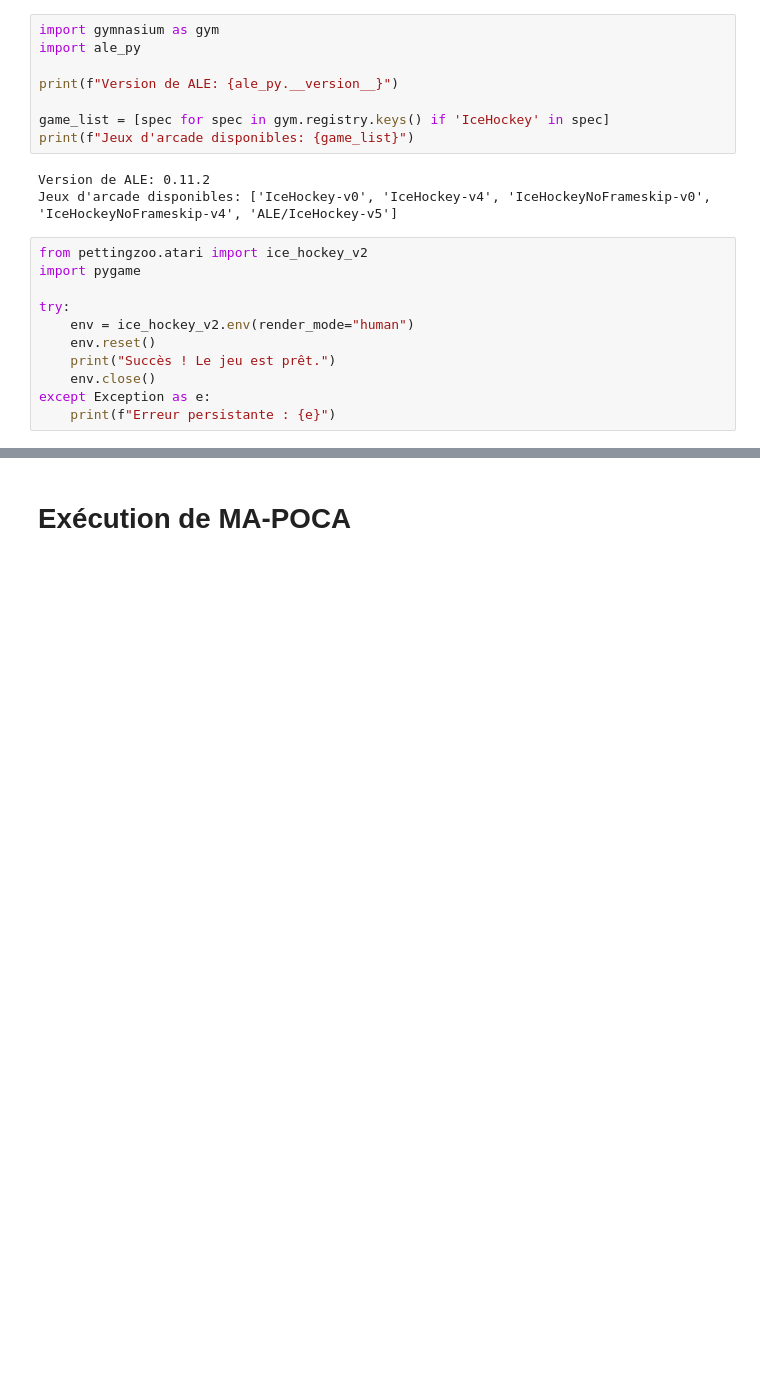
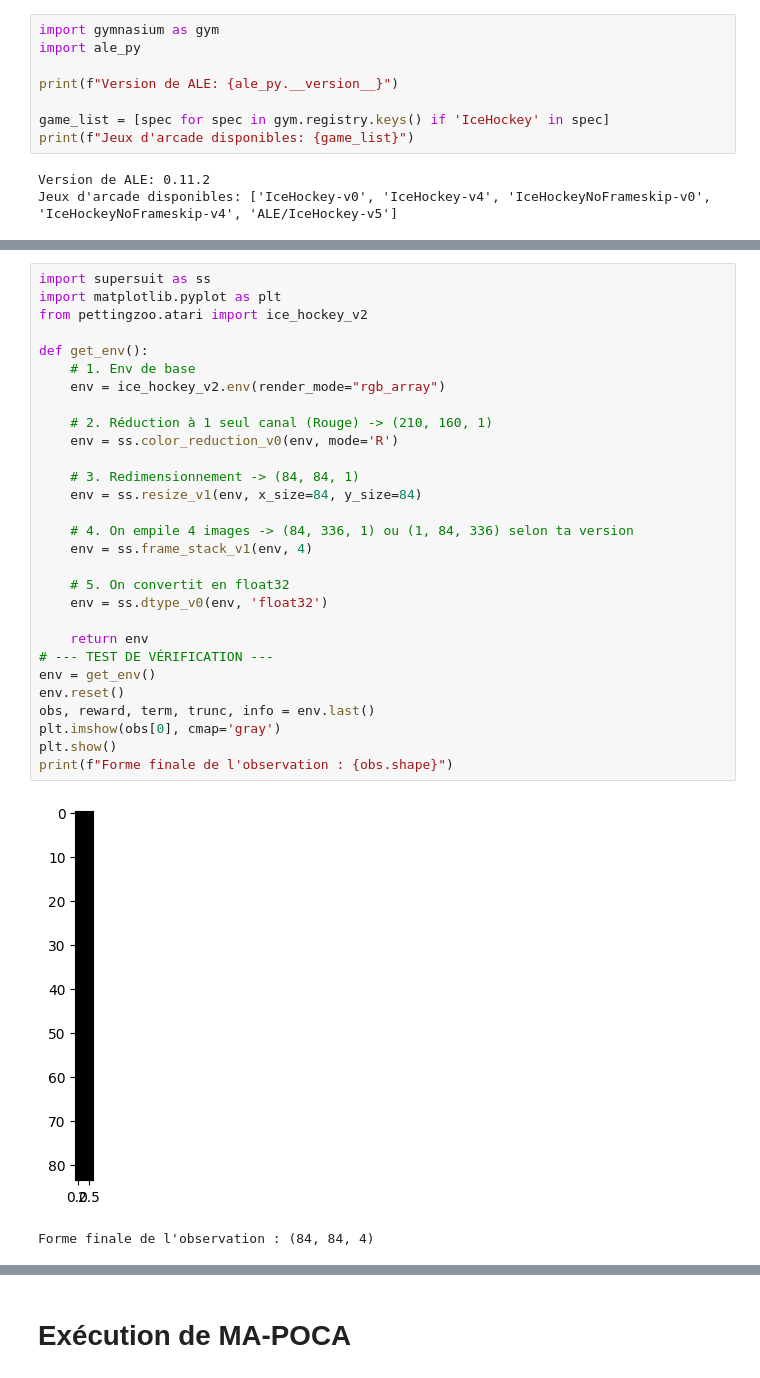
Before and after one commit to Arthur-14-75/Projet_PlanificationIA, a Jupyter notebook: download_game.ipynb, the cells around one changed output, grey strips where cells are left out. Cells and saved outputs as stored; diff of their text form; blank space fills up the shorter version.

```diff
--- a/download_game.ipynb
+++ b/download_game.ipynb
@@ -11,14 +25,3 @@ print(f"Jeux d'arcade disponibles: {game_list}")
 # %% [output]
 Version de ALE: 0.11.2
 Jeux d'arcade disponibles: ['IceHockey-v0', 'IceHockey-v4', 'IceHockeyNoFrameskip-v0', 'IceHockeyNoFrameskip-v4', 'ALE/IceHockey-v5']
-# %%
-from pettingzoo.atari import ice_hockey_v2
-import pygame
-
-try:
-    env = ice_hockey_v2.env(render_mode="human")
-    env.reset()
-    print("Succès ! Le jeu est prêt.")
-    env.close()
-except Exception as e:
-    print(f"Erreur persistante : {e}")
@@ -27 +110,33 @@ Succès ! Le jeu est prêt.
+# %%
+import supersuit as ss
+import matplotlib.pyplot as plt
+from pettingzoo.atari import ice_hockey_v2
+
+def get_env():
+    # 1. Env de base
+    env = ice_hockey_v2.env(render_mode="rgb_array")
+
+    # 2. Réduction à 1 seul canal (Rouge) -> (210, 160, 1)
+    env = ss.color_reduction_v0(env, mode='R')
+
+    # 3. Redimensionnement -> (84, 84, 1)
+    env = ss.resize_v1(env, x_size=84, y_size=84)
+
+    # 4. On empile 4 images -> (84, 336, 1) ou (1, 84, 336) selon ta version
+    env = ss.frame_stack_v1(env, 4)
+
+    # 5. On convertit en float32
+    env = ss.dtype_v0(env, 'float32')
+
+    return env
+# --- TEST DE VÉRIFICATION ---
+env = get_env()
+env.reset()
+obs, reward, term, trunc, info = env.last()
+plt.imshow(obs[0], cmap='gray')
+plt.show()
+print(f"Forme finale de l'observation : {obs.shape}")
+# %% [output]
+[figure, added]
+Forme finale de l'observation : (84, 84, 4)
 # %%
```
Also changed, not shown: parts of 15 cells of this notebook, 3 other files.
